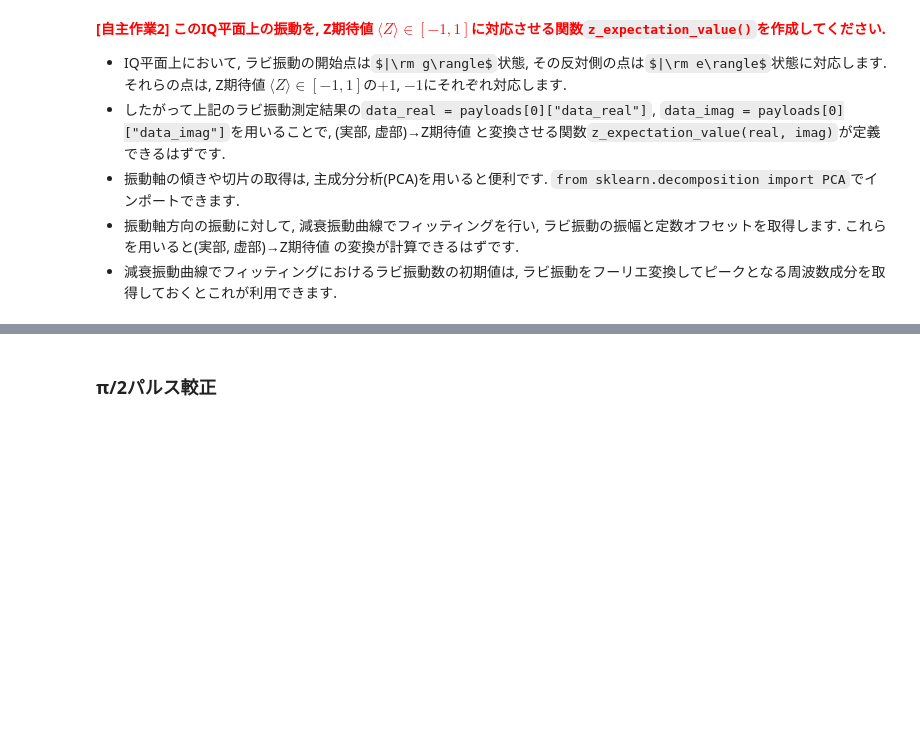
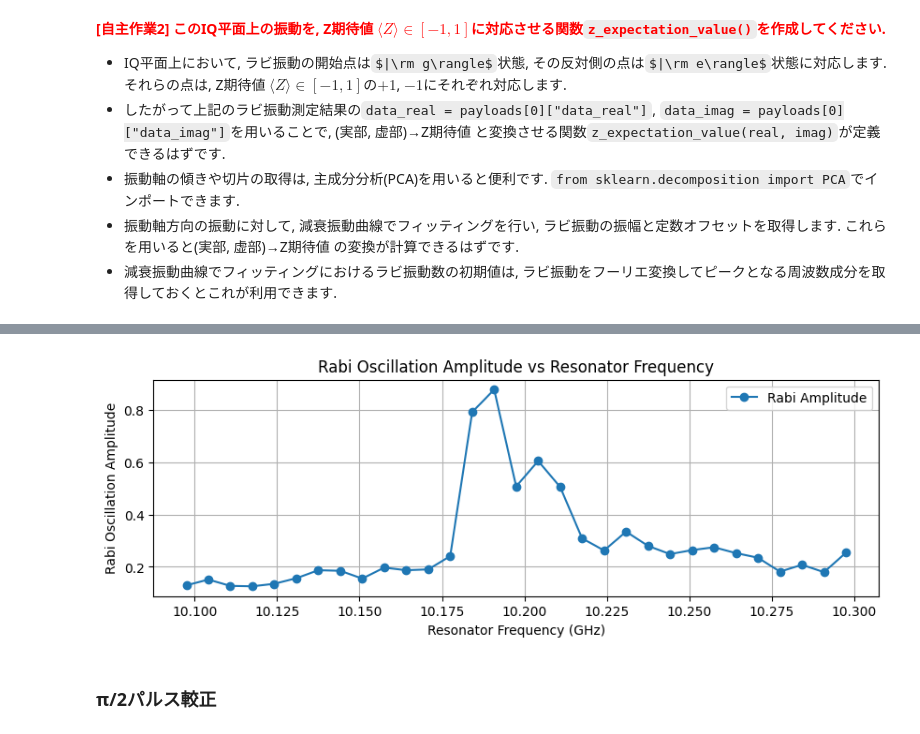
Before and after one commit to orangekame3/oqtopus-sse-pulse, a Jupyter notebook: examples/1Q-calibration_with_calib_note/1Q-calib.ipynb, the cells around one changed output, grey strips where cells are left out. Cells and saved outputs as stored; diff of their text form; code cells hidden in the pictures; some formulas as TeX source; blank space fills up the shorter version.

```diff
--- a/examples/1Q-calibration_with_calib_note/1Q-calib.ipynb
+++ b/examples/1Q-calibration_with_calib_note/1Q-calib.ipynb
@@ -266,0 +268,2 @@ def z_expectation_value(real: float, imag: float) -> float:
+# %%
+payloads = experiment("1Q-calib-15_resonator_frequency")
@@ -267,3 +273,34 @@ def z_expectation_value(real: float, imag: float) -> float:
+# %%
+# 測定で得られた全データ
+frequency_list = payloads[0]["resonator_frequency_list"]
+
+rabi_ampl_list = []
+
+for frequency in frequency_list:
+    data_real = payloads[0][f"{frequency}"]["data_real"]
+    data_imag = payloads[0][f"{frequency}"]["data_imag"]
+
+    # ラビ振動振幅の計算
+    real_max = np.max(data_real)
+    real_min = np.min(data_real)
+    imag_max = np.max(data_imag)
+    imag_min = np.min(data_imag)
+    amplitude = np.sqrt((real_max - real_min)**2 + (imag_max - imag_min)**2)
+    rabi_ampl_list.append(amplitude)
+
+
+
+# グラフ描画
+plt.figure(figsize=(10, 3))
+plt.plot(frequency_list, rabi_ampl_list, 'o-', label='Rabi Amplitude')
+plt.xlabel('Resonator Frequency (GHz)')
+plt.ylabel('Rabi Oscillation Amplitude')
+plt.title('Rabi Oscillation Amplitude vs Resonator Frequency')
+plt.legend()
+plt.grid(True)
+plt.show()
+# %% [output]
+[figure, added]
 # %% [markdown]
 ### π/2パルス較正
 # %% [markdown]
```
Also changed, not shown: parts of 36 cells of this notebook, 16 other files.
